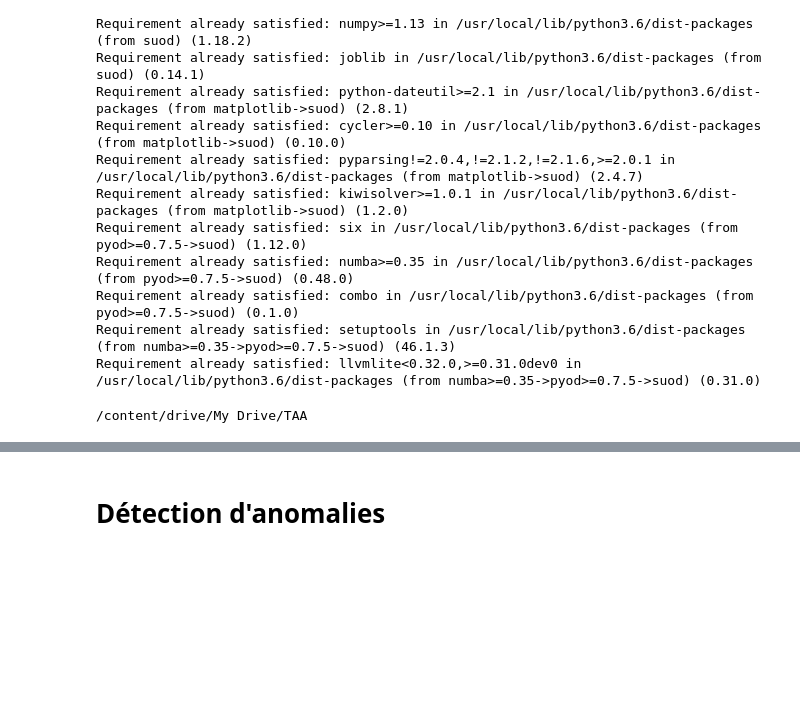
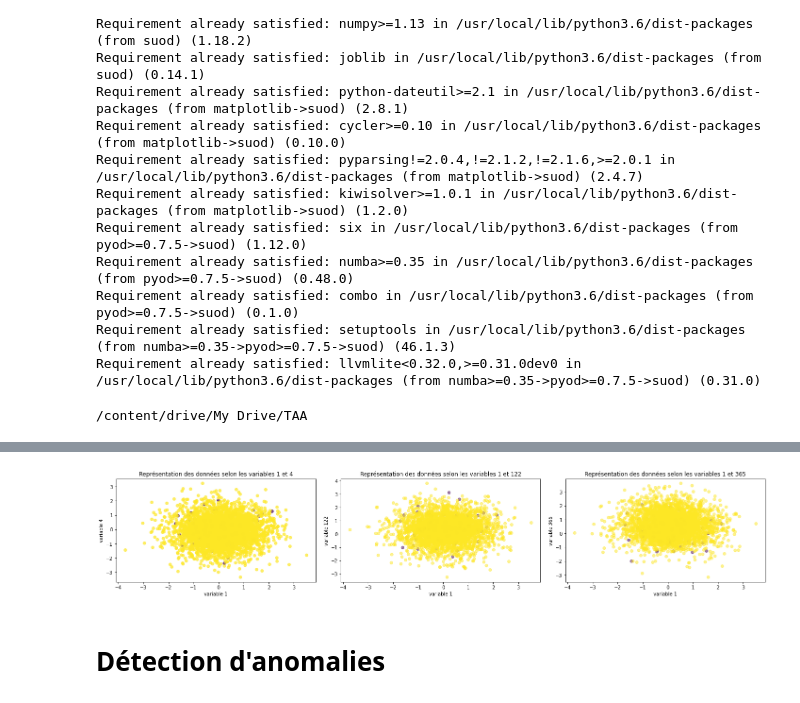
Before and after one commit to Benoitane/Detection-anomalies-et-nouveautes, a Jupyter notebook: TAA.ipynb, the cells around one changed output, grey strips where cells are left out. Cells and saved outputs as stored; diff of their text form; code cells hidden in the pictures; blank space fills up the shorter version.

```diff
--- a/TAA.ipynb
+++ b/TAA.ipynb
@@ -53,5 +80,3 @@ Requirement already satisfied: llvmlite<0.32.0,>=0.31.0dev0 in /usr/local/lib/py
 # %%
 from scipy import stats
 import scipy.io
-# %%
-mat = scipy.io.loadmat('satimage-2.mat')
@@ -63,5 +83,13 @@ y[y == 0] = 1
+# %%
+def upload_data(path):
+  mat = scipy.io.loadmat(path)
+  X, y = mat['X'], mat['y']
+  y = y.astype(np.int64)
+  y[y == 1] = -1
+  y[y == 0] = 1
+  return X,y
 # %%
-def plot_var_in_out(var1,var2,var3,var4):
+def plot_var_in_out(X,y,var1,var2,var3,var4):
   x1 = X[:,var1]
   x2 = X[:,var2]
   x3 = X[:,var3]
@@ -208,0 +213,2 @@ def split_data(split_method, X, y):
+# %%
+X_speech, y_speech = upload_data('speech.mat')
@@ -209,2 +219,6 @@ def split_data(split_method, X, y):
+# %%
+plot_var_in_out(X_speech,y_speech,1,4,122,365)
+# %% [output]
+[figure, added]
 # %% [markdown]
 # Détection d'anomalies
```
Also changed, not shown: parts of 31 cells of this notebook.
